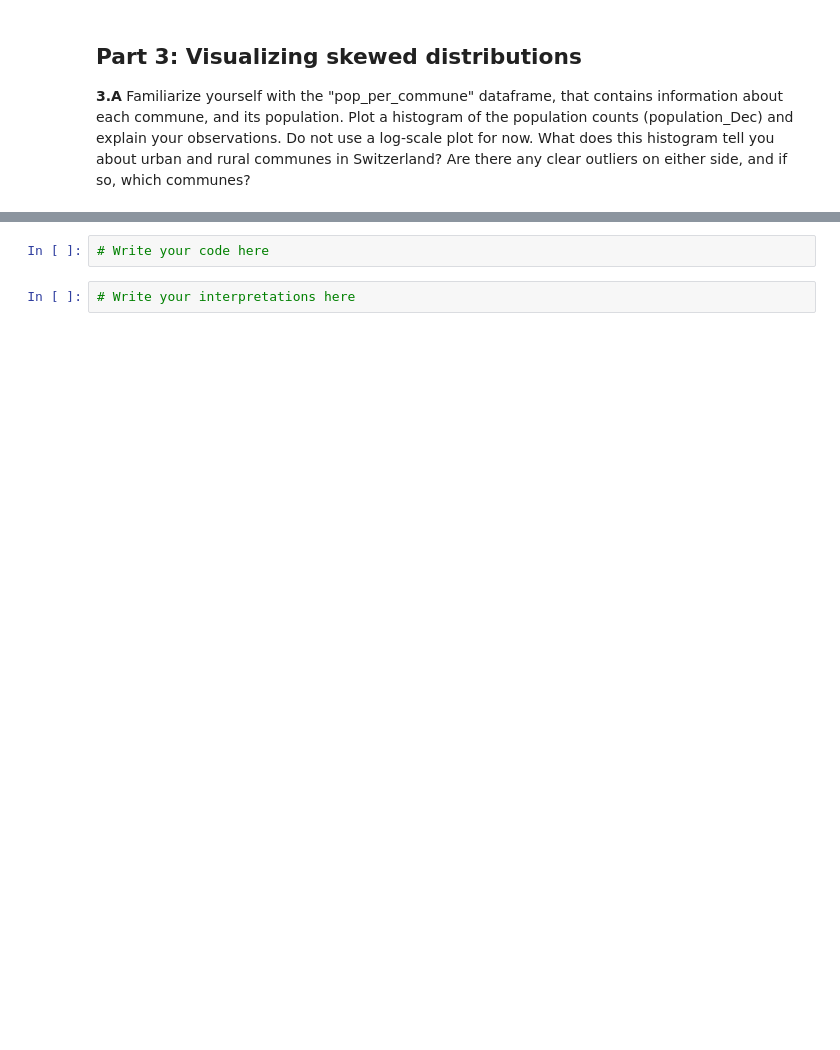
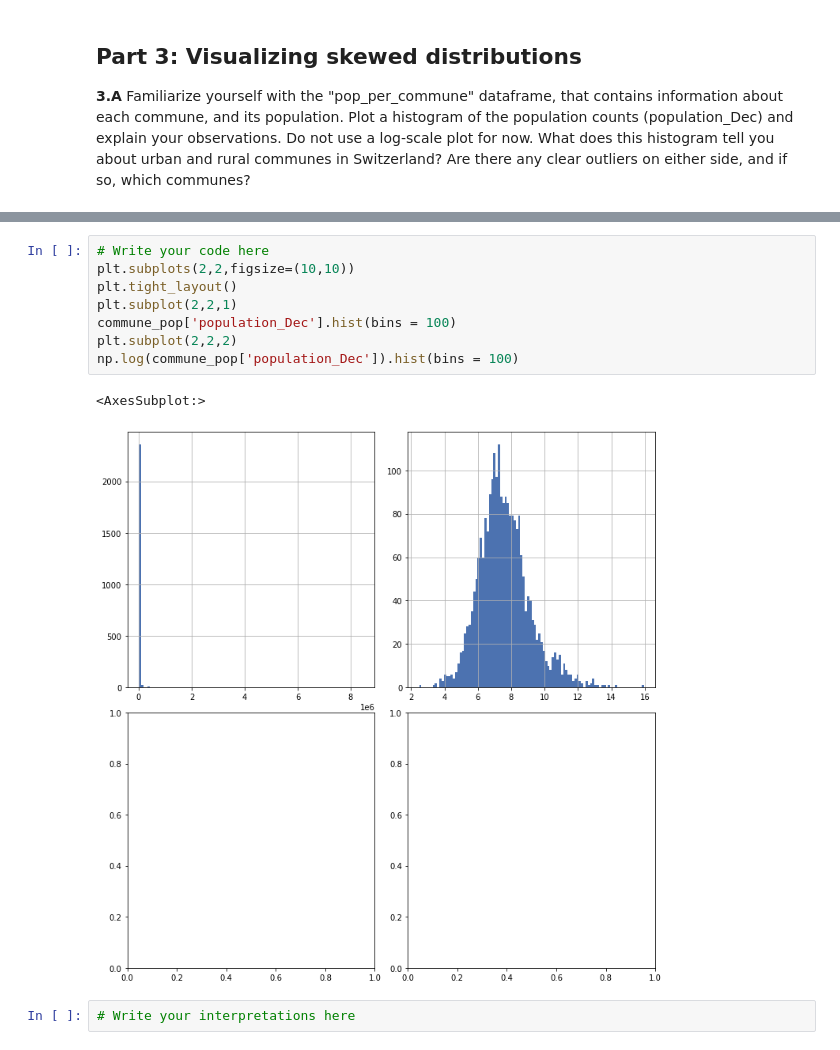
Before and after one commit to MegaCookies88/2020, a Jupyter notebook: Tutorials/02 - Data viz and data from the web/Becoming a DataVizard exercise.ipynb, the cells around one changed output, grey strips where cells are left out. Drawn from its saved outputs; the diff is of its cells as text; blank space fills up the shorter version.

```diff
--- a/Tutorials/02 - Data viz and data from the web/Becoming a DataVizard exercise.ipynb
+++ b/Tutorials/02 - Data viz and data from the web/Becoming a DataVizard exercise.ipynb
@@ -312,7 +324,16 @@ __3.B__ The figure below represents 4 types of histogram. At this stage, your di
 <img src="plaw.png" style="width: 600px;" align="left">
 
 The figure is extracted from [this paper](https://arxiv.org/pdf/cond-mat/0412004.pdf) that contains more information about this family of distributions.
-# %%
-# Write your code here
+# %%
+# Write your code here
+plt.subplots(2,2,figsize=(10,10))
+plt.tight_layout()
+plt.subplot(2,2,1)
+commune_pop['population_Dec'].hist(bins = 100)
+plt.subplot(2,2,2)
+np.log(commune_pop['population_Dec']).hist(bins = 100)
+# %% [output]
+<AxesSubplot:>
+[figure, added]
 # %%
 # Write your interpretations here
```
Also changed, not shown: parts of 2 cells of this notebook, 1 other file.
